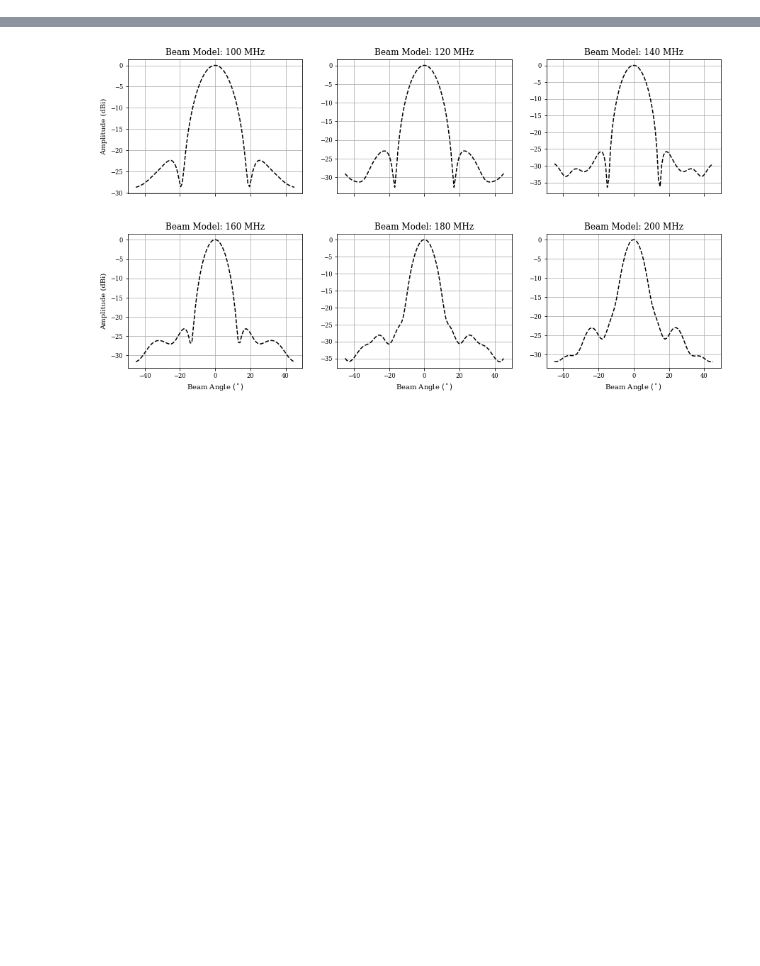
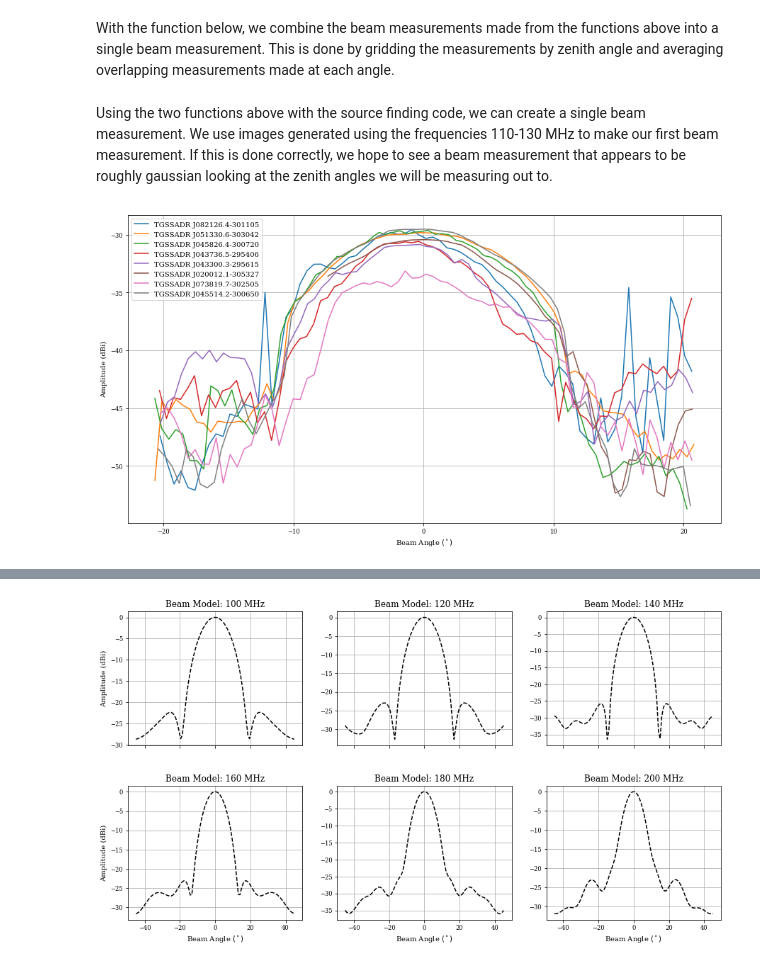
Before and after one commit to dannyjacobs/asu_hera, a Jupyter notebook: beam_mapping/Beam_Mapping_Memo.ipynb, the cells around one changed output, grey strips where cells are left out. Saved outputs shown, nothing was run; the diff lists cells and outputs as text; code cells hidden in the pictures; blank space fills up the shorter version.

```diff
--- a/beam_mapping/Beam_Mapping_Memo.ipynb
+++ b/beam_mapping/Beam_Mapping_Memo.ipynb
@@ -33,9 +55,0 @@ warnings.simplefilter('ignore', category=AstropyWarning)
-# %%
-freq_range = 'IDR2.1_3.1'
-
-files = np.sort(glob('/data6/HERA/HERA_imaging/IDR2/IDR2-1_run_3.1/imgs/*fits'))
-HDUS = []
-for f in files:
-    HDUS.append(fits.open(f))
-
-d = HDUS[0][0].data[0][0]
@@ -64,0 +149,2 @@ What to explain:
+# %% [markdown]
+With the function below, we combine the beam measurements made from the functions above into a single beam measurement. This is done by gridding the measurements by zenith angle and averaging overlapping measurements made at each angle.
@@ -64,0 +208,35 @@ What to explain:
+# %% [markdown]
+Using the two functions above with the source finding code, we can create a single beam measurement. We use images generated using the frequencies 110-130 MHz to make our first beam measurement. If this is done correctly, we hope to see a beam measurement that appears to be roughly gaussian looking at the zenith angles we will be measuring out to.
+# %%
+freq_range = '110-130MHz'
+freq_ends = [110,130]
+
+files = np.sort(glob('/data6/HERA/HERA_imaging/IDR2/'+freq_range+'/imgs/*fits'))
+plot_data = track_sources(files,tb)
+
+freqs = np.arange(freq_ends[0],freq_ends[1])
+model_beam = []
+
+for freq in freqs:
+    ang, beam = hera_beam_freq_slice(hera_beam, freq, ang_from_center=15, n=100)
+    model_beam.append(beam)
+
+model_beam = np.mean(model_beam, axis = 0)
+model_beam /= model_beam.max()
+model_beam = 10*np.log10(model_beam)
+
+theta, obs_beam, obs_std = observed_beam(plot_data)
+# %%
+plt.figure(figsize=(15,8))
+
+for key,item in plot_data.items():
+    flux = np.array(item['Flux'])
+    plt.plot(item['RA_diff'],10*np.log10(flux),label=key)
+
+plt.xlabel(r'Beam Angle $(^\circ)$')
+plt.ylabel(r'Amplitude (dBi)')
+plt.legend()
+plt.grid()
+plt.show()
+# %% [output]
+[figure, added]
```
Also changed, not shown: parts of 44 cells of this notebook, 19 other files.
